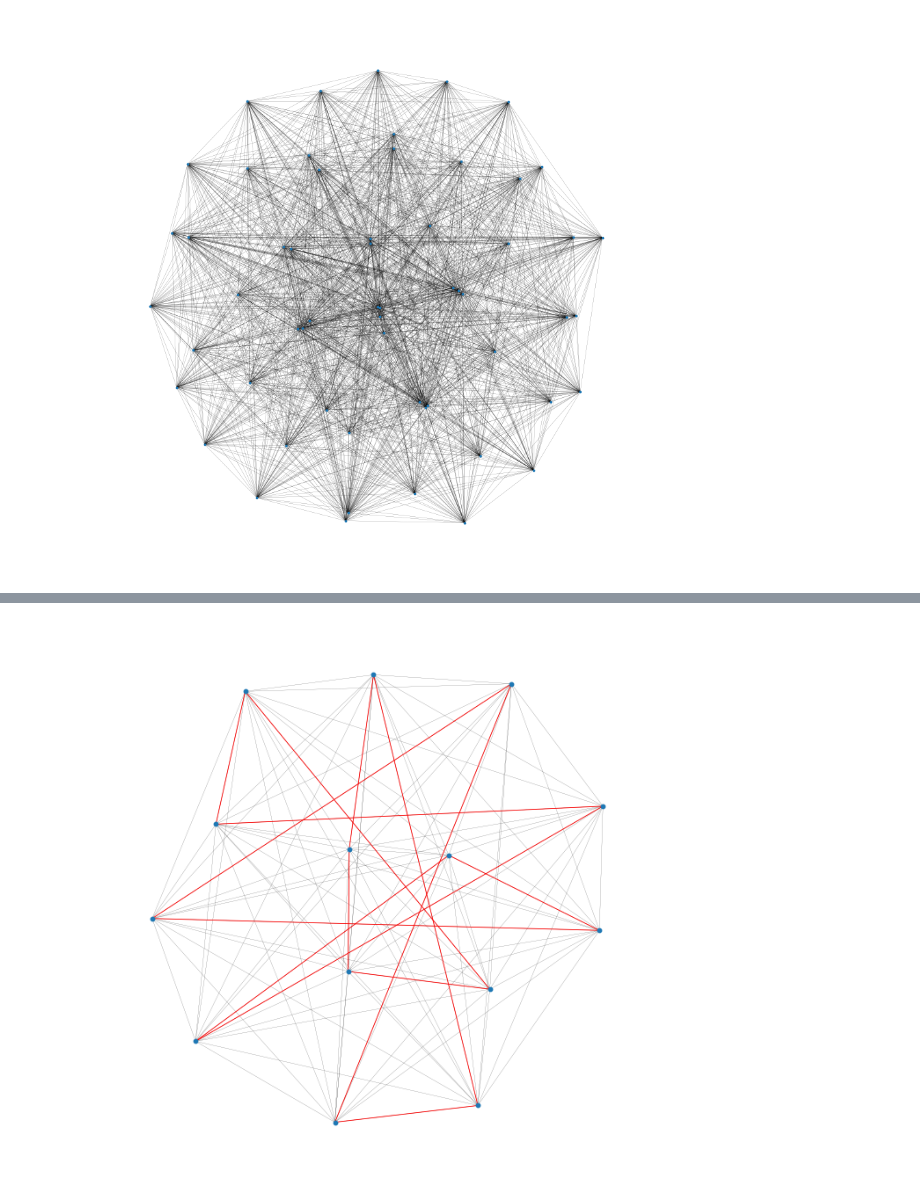
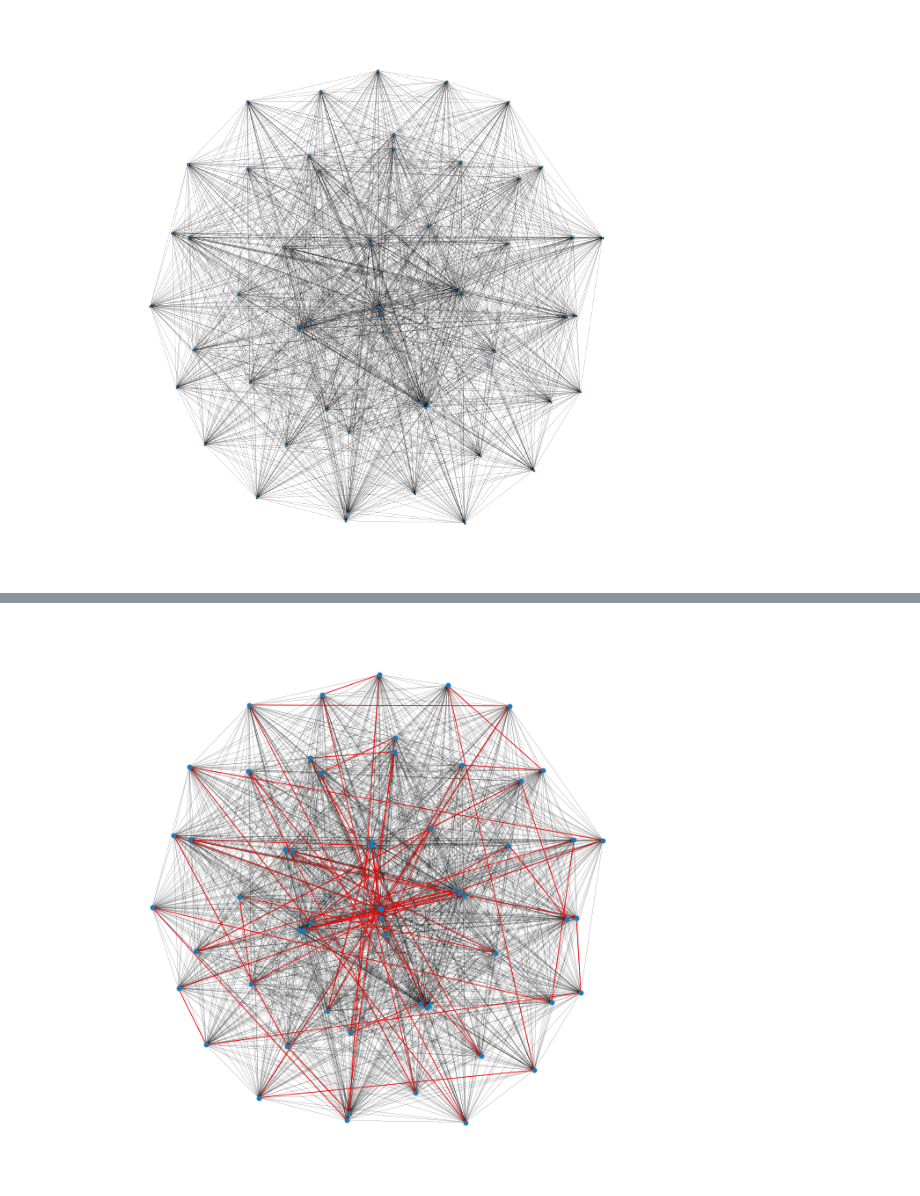
Before and after one commit to jamescalnan/Nature-Inspired-Computing-CA, a Jupyter notebook: proof notebook.ipynb, the cells around one changed output, grey strips where cells are left out. Saved outputs shown, nothing was run; the diff lists cells and outputs as text; code cells hidden in the pictures.

Commit message:
working with numpy and multithreading

```diff
--- a/proof notebook.ipynb
+++ b/proof notebook.ipynb
@@ -37,3 +37,34 @@ layout = nx.spring_layout(graph, seed=3, k = .5, iterations=2000)
 nx.draw(graph, with_labels=False, node_size=3, width=0.1, pos=layout)
 # %% [output]
 [figure]
+# %%
+import numpy as np
+
+def convert_graph_to_matrix(graph):
+    """
+    Converts a NetworkX graph into a NumPy matrix.
+    Assumes that the graph is complete (i.e., there is an edge between every pair of nodes).
+
+    :param graph: NetworkX graph
+    :return: NumPy matrix representing the distances between nodes
+    """
+    # Create a NumPy matrix of zeros
+    n = len(graph.nodes)
+    matrix = np.zeros((n, n))
+
+    # Populate the matrix with distances
+    for i, node_i in enumerate(graph.nodes):
+        for j, node_j in enumerate(graph.nodes):
+            if i != j:
+                try:
+                    # Attempt to get the 'weight' attribute for the edge
+                    matrix[i][j] = graph[node_i][node_j]['weight']
+                except KeyError:
+                    # If the edge does not exist or has no weight, set a large number
+                    matrix[i][j] = float('inf')
+
+    return matrix
+
+# Convert the graph into a NumPy matrix
+matrix = convert_graph_to_matrix(graph)
+print(matrix)
@@ -202,23 +432,27 @@ print(f"Best parameters found: {best_params} with cost: {best_cost}")
 # %%
 def draw_best_path(graph, best_path, pos):
+
     plt.figure(figsize=(width, width))
 
     # Draw the graph
     nx.draw_networkx_nodes(graph, pos, node_size=10)
     # nx.draw_networkx_labels(graph, pos)
     nx.draw_networkx_edges(graph, pos, edgelist=graph.edges, width=0.1)
 
     # Extract edges from the path
     path_edges = [(best_path[i], best_path[i+1]) for i in range(len(best_path) - 1)]
     path_edges.append((best_path[-1], best_path[0]))  # Adding edge to complete the tour
 
     # Draw the path edges
     nx.draw_networkx_edges(graph, pos, edgelist=path_edges, edge_color='red', width=.6)
 
     plt.axis('off')
     plt.show()
 
+
+# convert the elements of the path to strings
+best_solution = [str(x) for x in best_solution]
 # Assuming 'graph' is your NetworkX graph and 'best_solution' is the best path found
 draw_best_path(graph, best_solution, layout)
 # %% [output]
-[figure, old version]
+[figure, new version]
```
Also changed, not shown: parts of 11 cells of this notebook.
